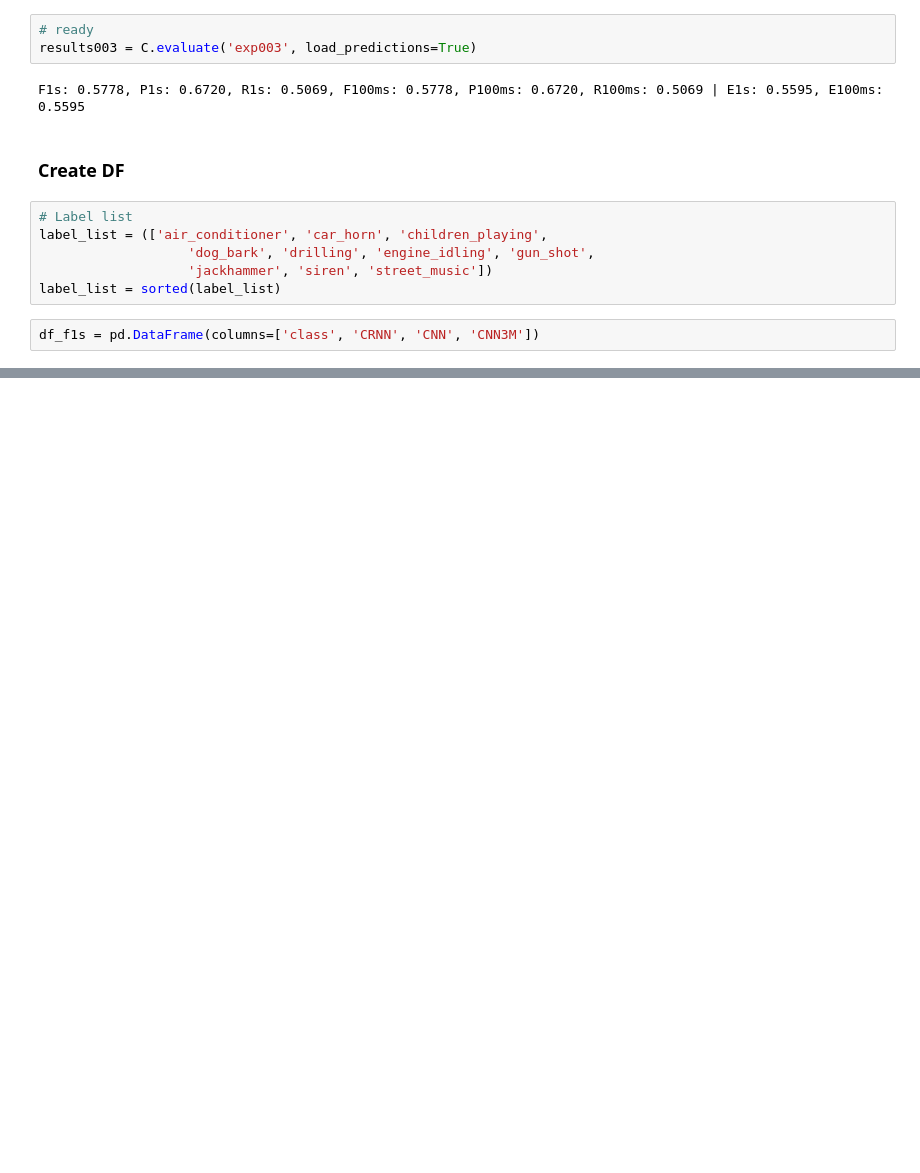
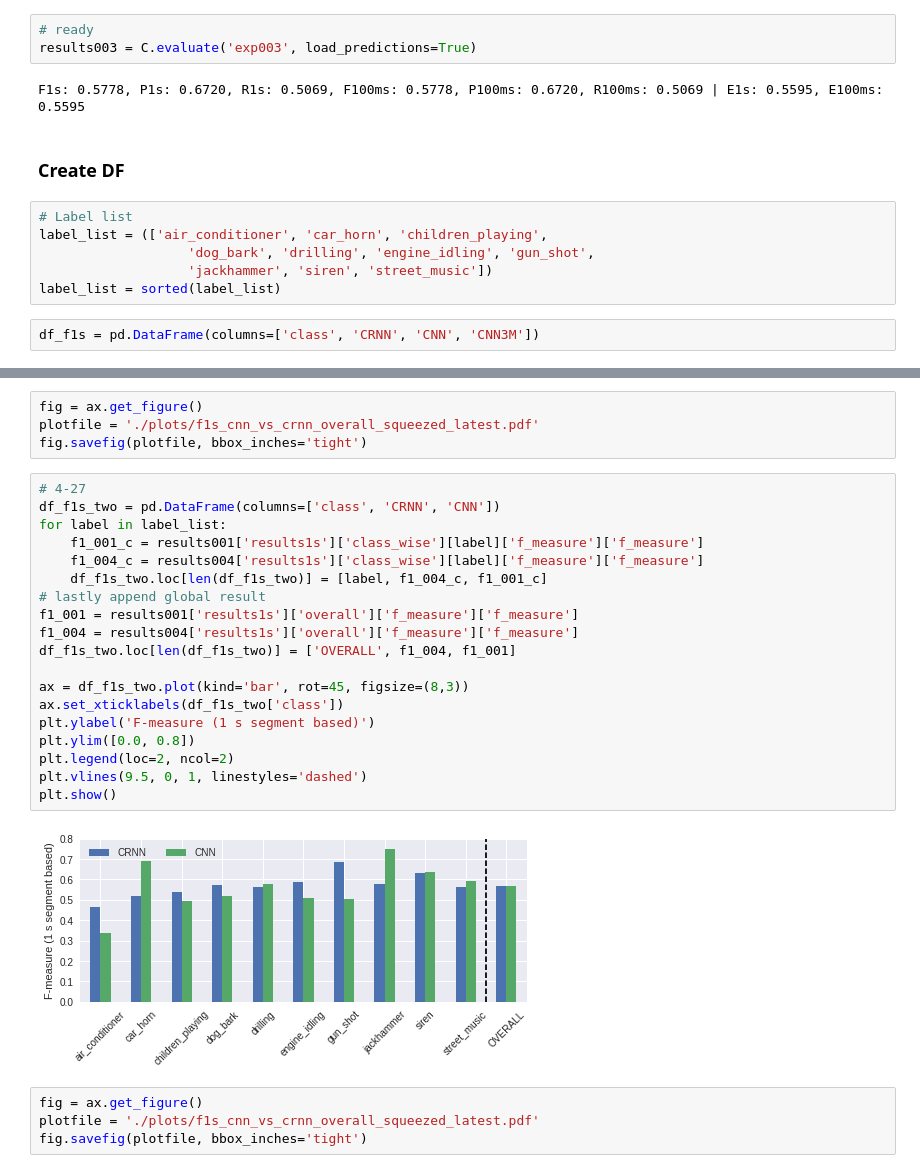
Before and after one commit to justinsalamon/scaper_waspaa2017, a Jupyter notebook: notebooks/12_main_results_table_plot.ipynb, the cells around one changed output, grey strips where cells are left out. Cells and saved outputs as stored; diff of their text form; blank space fills up the shorter version.

```diff
--- a/notebooks/12_main_results_table_plot.ipynb
+++ b/notebooks/12_main_results_table_plot.ipynb
@@ -106,0 +139,29 @@ plt.show()
+# %%
+fig = ax.get_figure()
+plotfile = './plots/f1s_cnn_vs_crnn_overall_squeezed_latest.pdf'
+fig.savefig(plotfile, bbox_inches='tight')
+# %%
+# 4-27
+df_f1s_two = pd.DataFrame(columns=['class', 'CRNN', 'CNN'])
+for label in label_list:
+    f1_001_c = results001['results1s']['class_wise'][label]['f_measure']['f_measure']
+    f1_004_c = results004['results1s']['class_wise'][label]['f_measure']['f_measure']
+    df_f1s_two.loc[len(df_f1s_two)] = [label, f1_004_c, f1_001_c]
+# lastly append global result
+f1_001 = results001['results1s']['overall']['f_measure']['f_measure']
+f1_004 = results004['results1s']['overall']['f_measure']['f_measure']
+df_f1s_two.loc[len(df_f1s_two)] = ['OVERALL', f1_004, f1_001]
+
+ax = df_f1s_two.plot(kind='bar', rot=45, figsize=(8,3))
+ax.set_xticklabels(df_f1s_two['class'])
+plt.ylabel('F-measure (1 s segment based)')
+plt.ylim([0.0, 0.8])
+plt.legend(loc=2, ncol=2)
+plt.vlines(9.5, 0, 1, linestyles='dashed')
+plt.show()
+# %% [output]
+[figure, added]
+# %%
+fig = ax.get_figure()
+plotfile = './plots/f1s_cnn_vs_crnn_overall_squeezed_latest.pdf'
+fig.savefig(plotfile, bbox_inches='tight')
```
Also changed, not shown: parts of 10 cells of this notebook, 1 other file.
